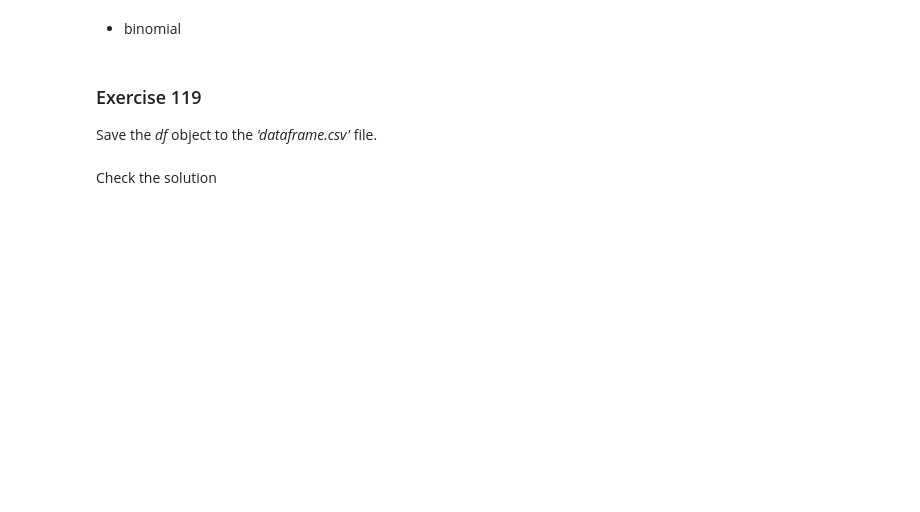
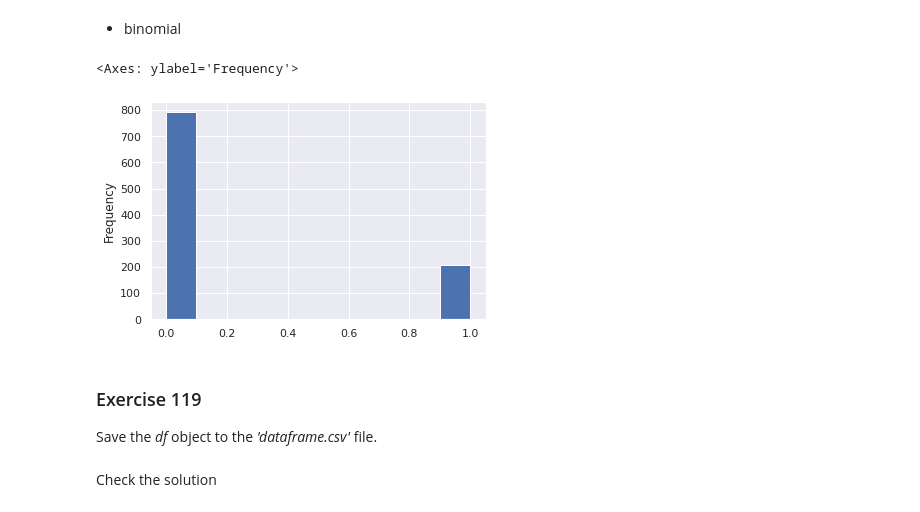
Before and after one commit to ZoanHy/250_Exercises_DS_Bootcamp, a Jupyter notebook: 111_120_exercises.ipynb, the cells around one changed output. Drawn from its saved outputs; the diff is of its cells as text; code cells hidden in the pictures; blank space fills up the shorter version.

```diff
--- a/111_120_exercises.ipynb
+++ b/111_120_exercises.ipynb
@@ -253,6 +407,11 @@ Using the _pd.DataFrame.plot_ method, build histograms for the next three variab
 * binomial
 # %%
 # enter solution here
+
+df['binomial'].plot(kind='hist')
+# %% [output]
+<Axes: ylabel='Frequency'>
+[figure, added]
 # %% [markdown]
 ### <a name='9'></a> Exercise 119
 Save the _df_ object to the _'dataframe.csv'_ file.
```
Also changed, not shown: parts of 17 cells of this notebook.
